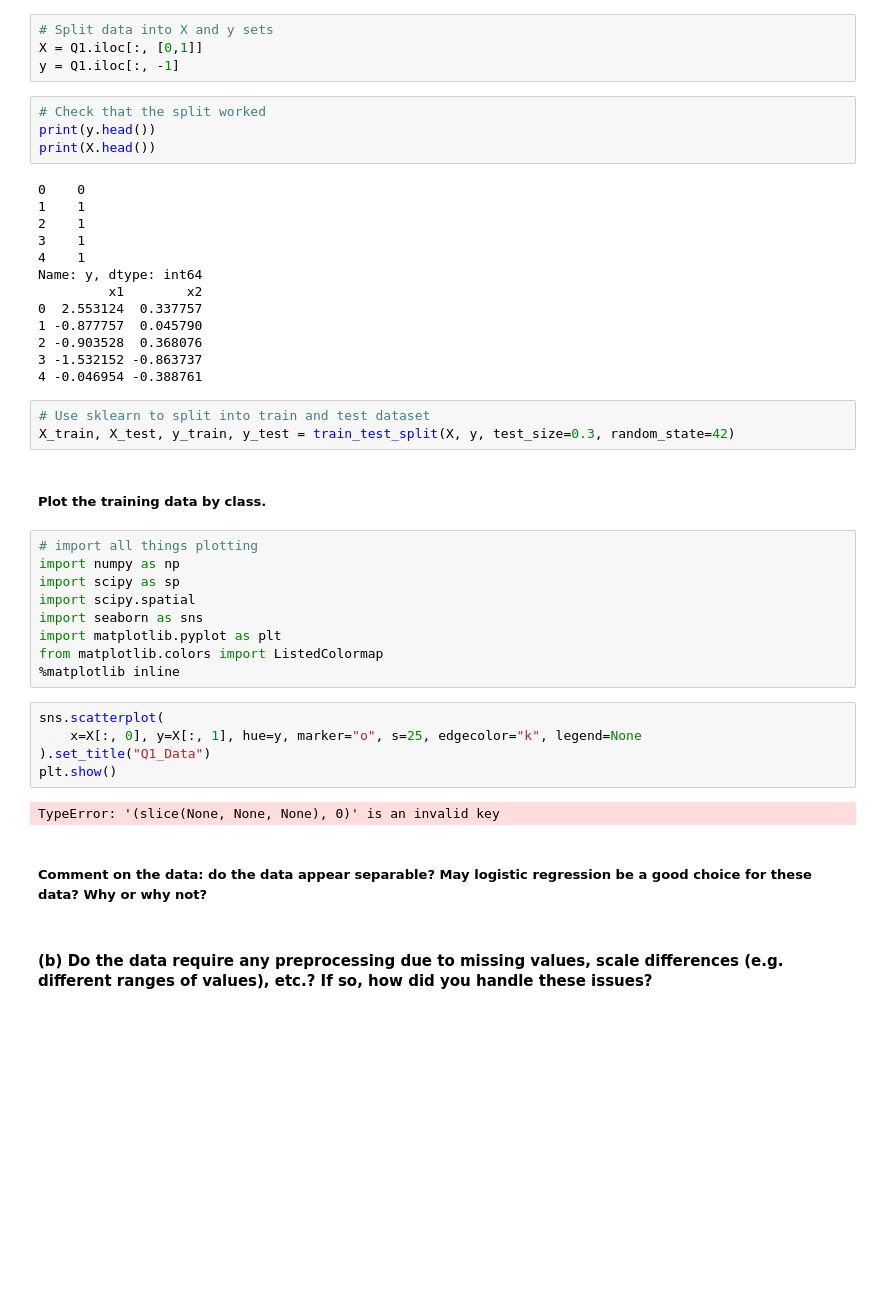
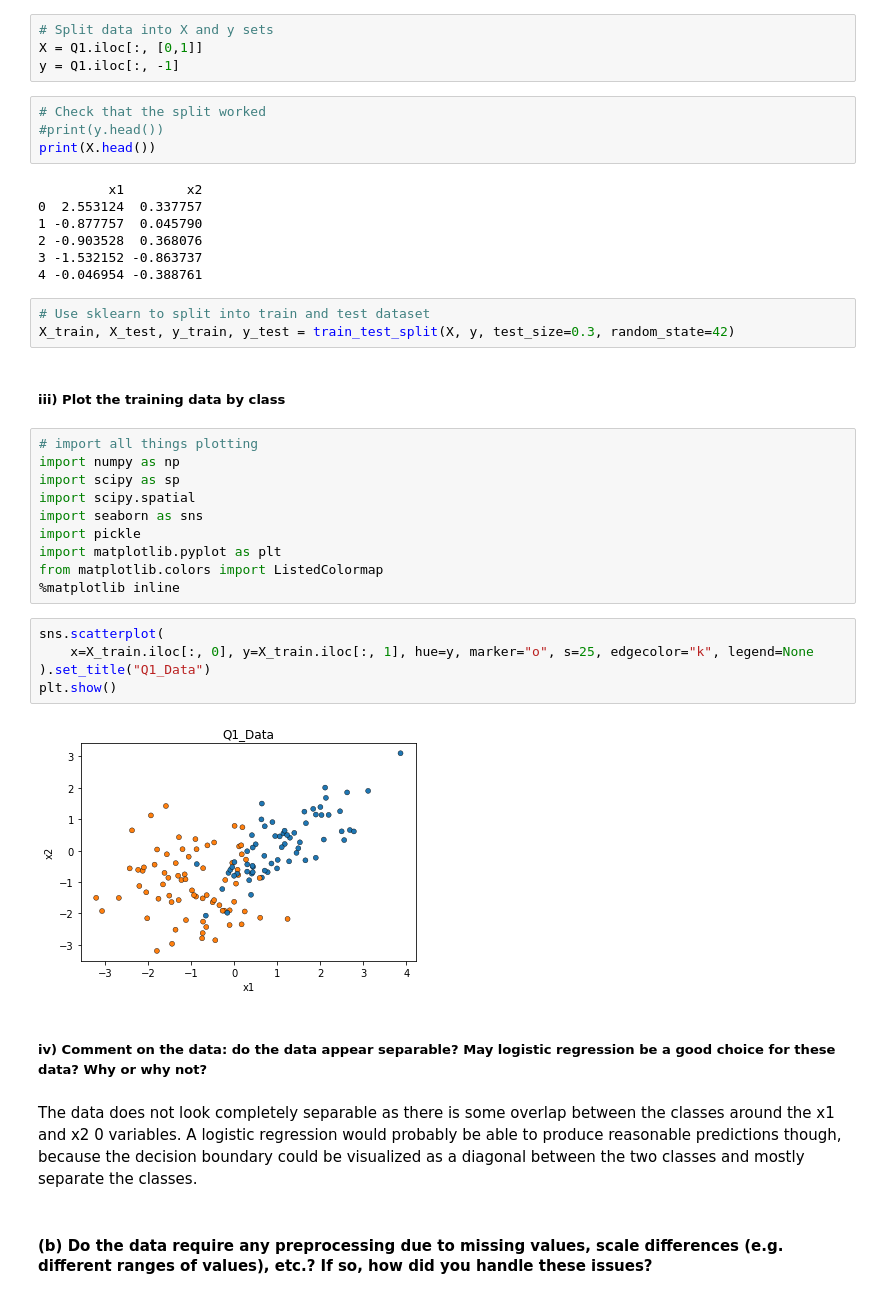
Before and after one commit to FR-Schwartz/ids705, a Jupyter notebook: assignments/Assignment_3.ipynb, the cells around one changed output. Saved outputs shown, nothing was run; the diff lists cells and outputs as text; blank space fills up the shorter version.

```diff
--- a/assignments/Assignment_3.ipynb
+++ b/assignments/Assignment_3.ipynb
@@ -111,15 +115,9 @@ X = Q1.iloc[:, [0,1]]
 y = Q1.iloc[:, -1]
 # %%
 # Check that the split worked
-print(y.head())
+#print(y.head())
 print(X.head())
 # %% [output]
-0    0
-1    1
-2    1
-3    1
-4    1
-Name: y, dtype: int64
          x1        x2
 0  2.553124  0.337757
 1 -0.877757  0.045790
@@ -130,24 +128,27 @@ Name: y, dtype: int64
 # Use sklearn to split into train and test dataset
 X_train, X_test, y_train, y_test = train_test_split(X, y, test_size=0.3, random_state=42)
 # %% [markdown]
-##### Plot the training data by class.
+##### iii) Plot the training data by class
 # %%
 # import all things plotting
 import numpy as np
 import scipy as sp
 import scipy.spatial
 import seaborn as sns
+import pickle
 import matplotlib.pyplot as plt
 from matplotlib.colors import ListedColormap
 %matplotlib inline
 # %%
 sns.scatterplot(
-    x=X[:, 0], y=X[:, 1], hue=y, marker="o", s=25, edgecolor="k", legend=None
+    x=X_train.iloc[:, 0], y=X_train.iloc[:, 1], hue=y, marker="o", s=25, edgecolor="k", legend=None
 ).set_title("Q1_Data")
 plt.show()
 # %% [output]
-TypeError: '(slice(None, None, None), 0)' is an invalid key
+[figure, added]
 # %% [markdown]
-##### Comment on the data: do the data appear separable? May logistic regression be a good choice for these data? Why or why not?
+##### iv) Comment on the data: do the data appear separable? May logistic regression be a good choice for these data? Why or why not?
+# %% [markdown]
+The data does not look completely separable as there is some overlap between the classes around the x1 and x2 0 variables. A logistic regression would probably be able to produce reasonable predictions though, because the decision boundary could be visualized as a diagonal between the two classes and mostly separate the classes.
 # %% [markdown]
 #### (b) Do the data require any preprocessing due to missing values, scale differences (e.g. different ranges of values), etc.? If so, how did you handle these issues?
```
Also changed, not shown: parts of 28 cells of this notebook.
